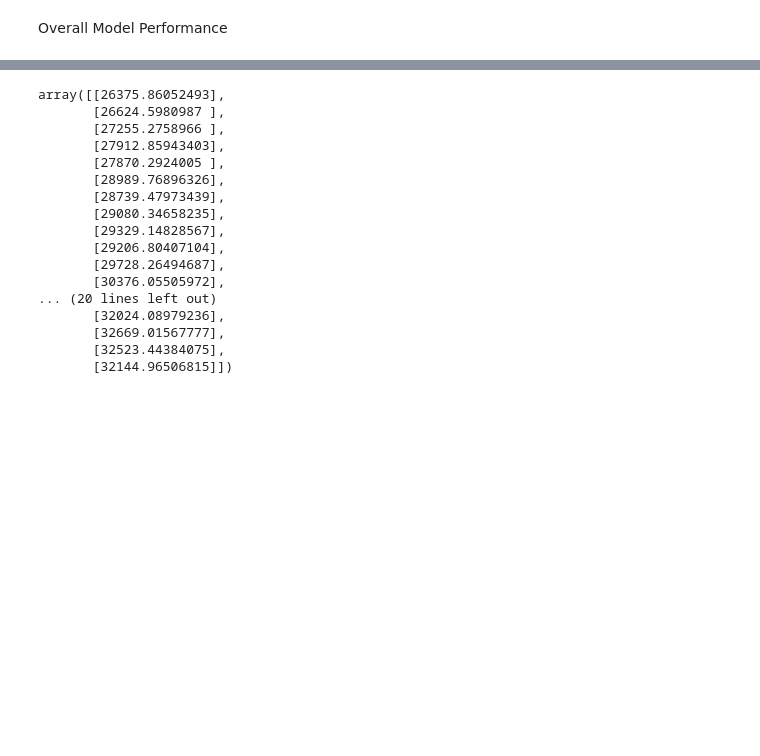
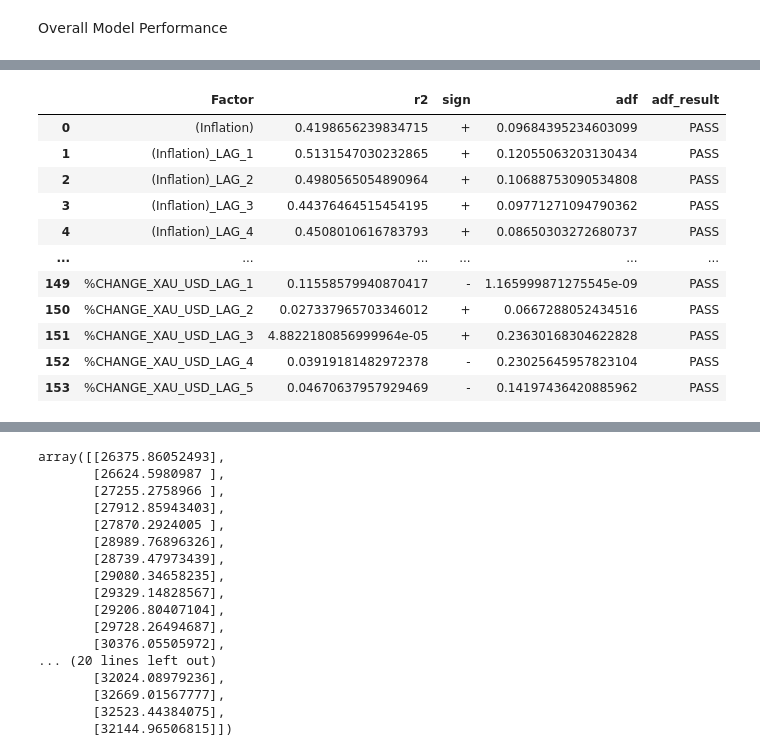
Before and after one commit to TeetyK/Forecast_Model, a Jupyter notebook: Regression Model for 3 factor V1/GoldBar_Sale_Forecast.ipynb, the cells around one changed output, grey strips where cells are left out. Cells and saved outputs as stored; diff of their text form; code cells hidden in the pictures; blank space fills up the shorter version.

Commit message:
Update : 4 factor for 4 independent factor

```diff
--- a/Regression Model for 3 factor V1/GoldBar_Sale_Forecast.ipynb
+++ b/Regression Model for 3 factor V1/GoldBar_Sale_Forecast.ipynb
@@ -15,7 +15,7 @@ import math
 import pytz
 import datetime
 # %%
-xls = pd.ExcelFile("RawData13.xlsx")
+xls = pd.ExcelFile("dataset/RawData14.xlsx")
 Factor_data = pd.read_excel(xls,'Factor')
 Gold_data = pd.read_excel(xls,'GoldBar_Sale')
 # %%
@@ -283,7 +283,7 @@ Overall Model Performance
 # %%
 from itertools import combinations
 # comb_list = [i for i in combinations(Pass_Factor_list , 3)] + [i for i in combinations(Pass_Factor_list, 2)]
-comb_list = [i for i in combinations(Pass_Factor_list , 3)]
+comb_list = [i for i in combinations(Pass_Factor_list , 1)]
 # comb_list = [i for i in combinations(Pass_Stat_list['FACTOR_1'], 2)]
 len(comb_list)
 # 2 fac
@@ -301,7 +301,13 @@ len(comb_list)
 # new 4 fac
 # 17550 = 9 mins
 # new 3 fac
-# new 3 fac add %change
+# new 3 fac add %change for gole bar sales
 # 27720 = 12min
 # 64824 = 51 min 39 sec
+# new 3 fac for gold bar buy
+# 64824 = 50 min
+# new 3 fac for gold jew buy
+# 64824
+# new 3 fac for gold jew sales
+# 64824
 # %% [output]
@@ -431,0 +411,75 @@ Pass_Stat_list.to_excel('Pass_Stat_list 3 factor Pass GoldBar_Sales v2.xlsx',ind
+# %%
+import numpy as np
+import pandas as pd
+from sklearn.linear_model import LinearRegression
+from sklearn.preprocessing import PolynomialFeatures
+import statsmodels.api as sm
+from statsmodels.tsa.stattools import adfuller
+
+# Assuming Gold_Factor_data is your dataframe and factor_col contains the main factor list
+# main_Factor_list = factor_col
+
+Factor_list = Gold_Factor_data.drop(columns=['Report Date', 'GoldBar_Sale', 'LOGIT']).columns
+All_result_table = pd.DataFrame()
+All_result_table_best = pd.DataFrame()
+
+# Define the degree of the polynomial you want to use
+degree = 2
+
+for ix, temp_factor_group in enumerate(main_Factor_list, 1):
+    Factor_group = [i for i in Factor_list if temp_factor_group in i]
+    r2_list = []
+    temp_result_table = pd.DataFrame()
+
+    for temp_factor in Factor_group:
+        X_train = np.array(Gold_Factor_data[temp_factor].values, dtype=float).reshape(-1, 1)
+        y_train = np.array(Gold_Factor_data['LOGIT'].values, dtype=float).reshape(-1, 1)
+
+        # Polynomial Features
+        poly = PolynomialFeatures(degree=degree)
+        X_poly = poly.fit_transform(X_train)
+
+        # Stationarity test
+        adf = adfuller(X_train.flatten())[1]
+        adf_result = 'PASS' if adf <= 0.4 else 'FAIL'
+
+        # Polynomial Regression
+        linear_model = LinearRegression()
+        linear_model.fit(X_poly, y_train)
+
+        # Using statsmodels for detailed regression output
+        X_poly_sm = sm.add_constant(X_poly)
+        reg = sm.OLS(y_train, X_poly_sm).fit()
+        sign = '+' if linear_model.coef_[0][1] > 0 else '-'
+
+        r2_list.append((temp_factor, reg.rsquared, sign, adf, adf_result))
+
+    temp_result_table['Factor'] = np.array(r2_list)[:, 0]
+    temp_result_table['r2'] = np.array(r2_list)[:, 1]
+    temp_result_table['sign'] = np.array(r2_list)[:, 2]
+    temp_result_table['adf'] = np.array(r2_list)[:, 3]
+    temp_result_table['adf_result'] = np.array(r2_list)[:, 4]
+
+    temp_result_table_sort = temp_result_table.sort_values(['adf_result', 'r2'], ascending=[False, False]).reset_index(drop=True)
+
+    if ix == 1:
+        All_result_table = temp_result_table
+        All_result_table_best = temp_result_table_sort.head(1)
+    else:
+        All_result_table = pd.concat([All_result_table, temp_result_table], ignore_index=True)
+        All_result_table_best = pd.concat([All_result_table_best, temp_result_table_sort.head(1)], ignore_index=True)
+
+All_result_table
+# %% [output]
+|  | Factor | r2 | sign | adf | adf_result |
+| 0 | (Inflation) | 0.4198656239834715 | + | 0.09684395234603099 | PASS |
+| 1 | (Inflation)_LAG_1 | 0.5131547030232865 | + | 0.12055063203130434 | PASS |
+| 2 | (Inflation)_LAG_2 | 0.4980565054890964 | + | 0.10688753090534808 | PASS |
+| 3 | (Inflation)_LAG_3 | 0.44376464515454195 | + | 0.09771271094790362 | PASS |
+| 4 | (Inflation)_LAG_4 | 0.4508010616783793 | + | 0.08650303272680737 | PASS |
+| ... | ... | ... | ... | ... | ... |
+| 149 | %CHANGE_XAU_USD_LAG_1 | 0.11558579940870417 | - | 1.165999871275545e-09 | PASS |
+| 150 | %CHANGE_XAU_USD_LAG_2 | 0.027337965703346012 | + | 0.0667288052434516 | PASS |
+| 151 | %CHANGE_XAU_USD_LAG_3 | 4.8822180856999964e-05 | + | 0.23630168304622828 | PASS |
+| 152 | %CHANGE_XAU_USD_LAG_4 | 0.03919181482972378 | - | 0.23025645957823104 | PASS |
+| 153 | %CHANGE_XAU_USD_LAG_5 | 0.04670637957929469 | - | 0.14197436420885962 | PASS |
```
Also changed, not shown: parts of 22 cells of this notebook, 13 other files.
